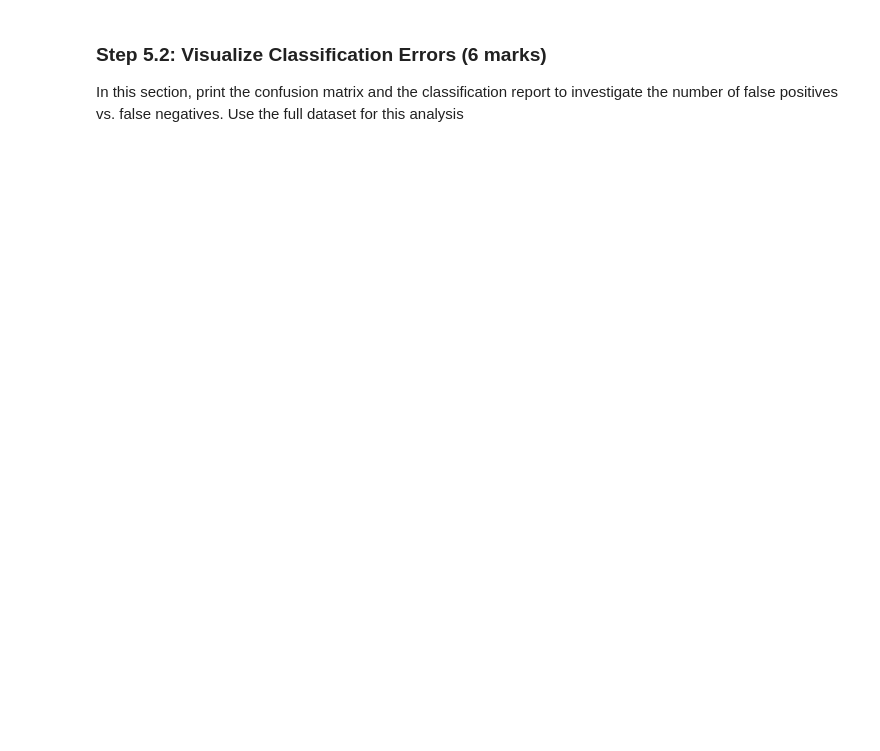
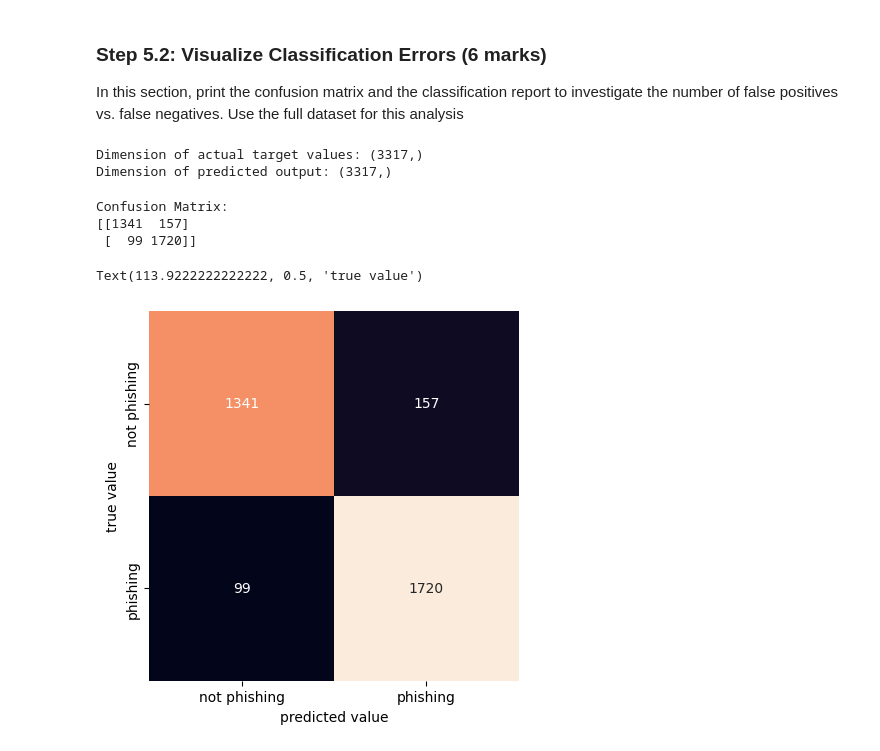
Before and after one commit to KapildevAryal/engg680_2024_fall, a Jupyter notebook: Lab_Assignment3/Assignment3.ipynb, the cells around one changed output. Cells and saved outputs as stored; diff of their text form; code cells hidden in the pictures; blank space fills up the shorter version.

Commit message:
commiting after doing my part of logistic regression

```diff
--- a/Lab_Assignment3/Assignment3.ipynb
+++ b/Lab_Assignment3/Assignment3.ipynb
@@ -528,12 +633,39 @@ In this section, print the confusion matrix and the classification report to inv
 # %%
 # TO DO: Retrieve target vector and predicted values for testing set using full dataset and print the dimension of the predicted output (2 mark)
 # Note: 70% training set, 30% testing set
+
+# Split the data into training and testing sets (70% train, 30% test)
+X_train, X_test, y_train, y_test = train_test_split(X, y, test_size=0.3, random_state=0)
+
+# Instantiate and train the model
+model = LogisticRegression(max_iter=2000)
+model.fit(X_train, y_train)
+
+# Make predictions on the test set
+y_test_pred = model.predict(X_test)
+
+# Print the dimensions of the target vector and predicted output
+print("Dimension of actual target values:", y_test.shape)
+print("Dimension of predicted output:", y_test_pred.shape)
+# %% [output]
+Dimension of actual target values: (3317,)
+Dimension of predicted output: (3317,)
 # %%
 import seaborn as sns
+from sklearn.metrics import confusion_matrix
 
 # TO DO: Calculate confusion matrix (2 marks) : conf_mat
-
+conf_mat = confusion_matrix(y_test, y_test_pred)
+# Print the confusion matrix
+print("Confusion Matrix:")
+print(conf_mat)
 # Below code prints confusion matrix using a heatmap
 sns.heatmap(conf_mat, xticklabels=['not phishing', 'phishing'],  yticklabels=['not phishing', 'phishing'], square=True, annot=True, cbar=False, fmt='d')
 plt.xlabel('predicted value')
 plt.ylabel('true value')
+# %% [output]
+Confusion Matrix:
+[[1341  157]
+ [  99 1720]]
+Text(113.9222222222222, 0.5, 'true value')
+[figure, added]
```
Also changed, not shown: parts of 12 cells of this notebook, 2 other files.
